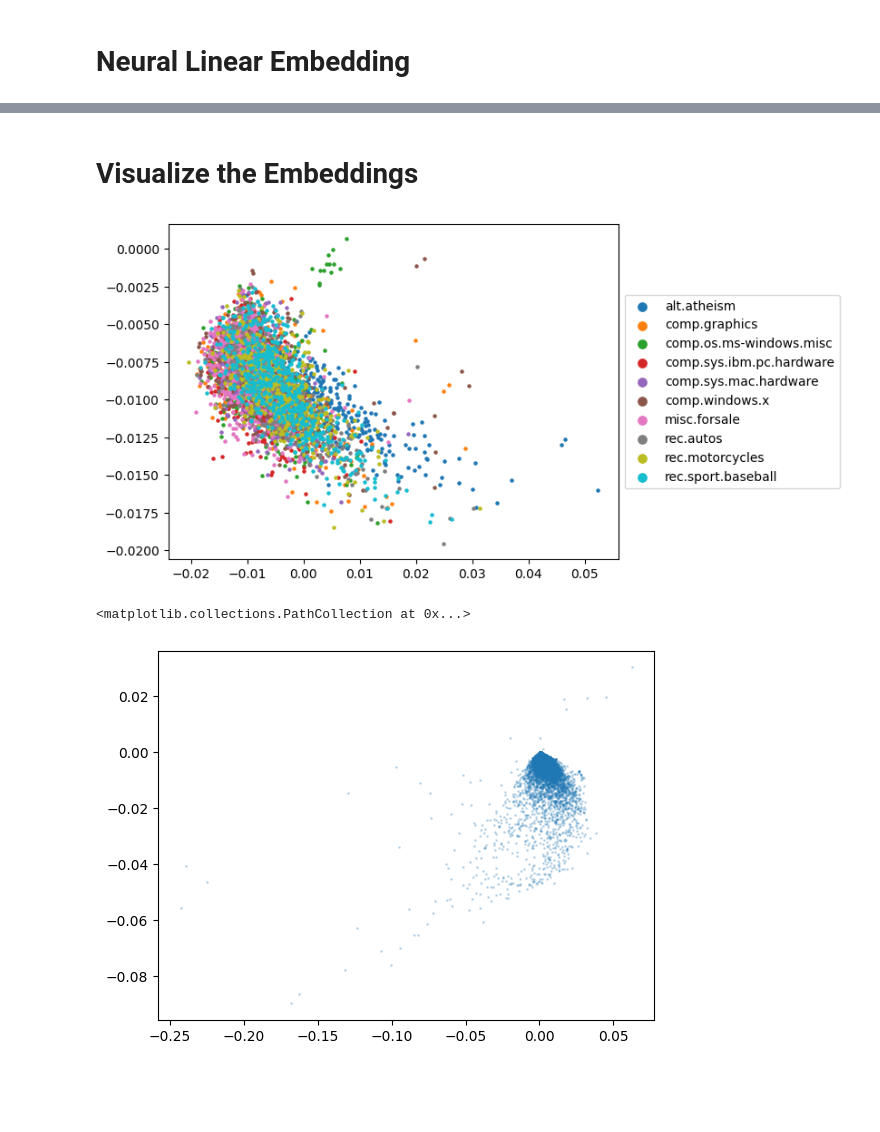
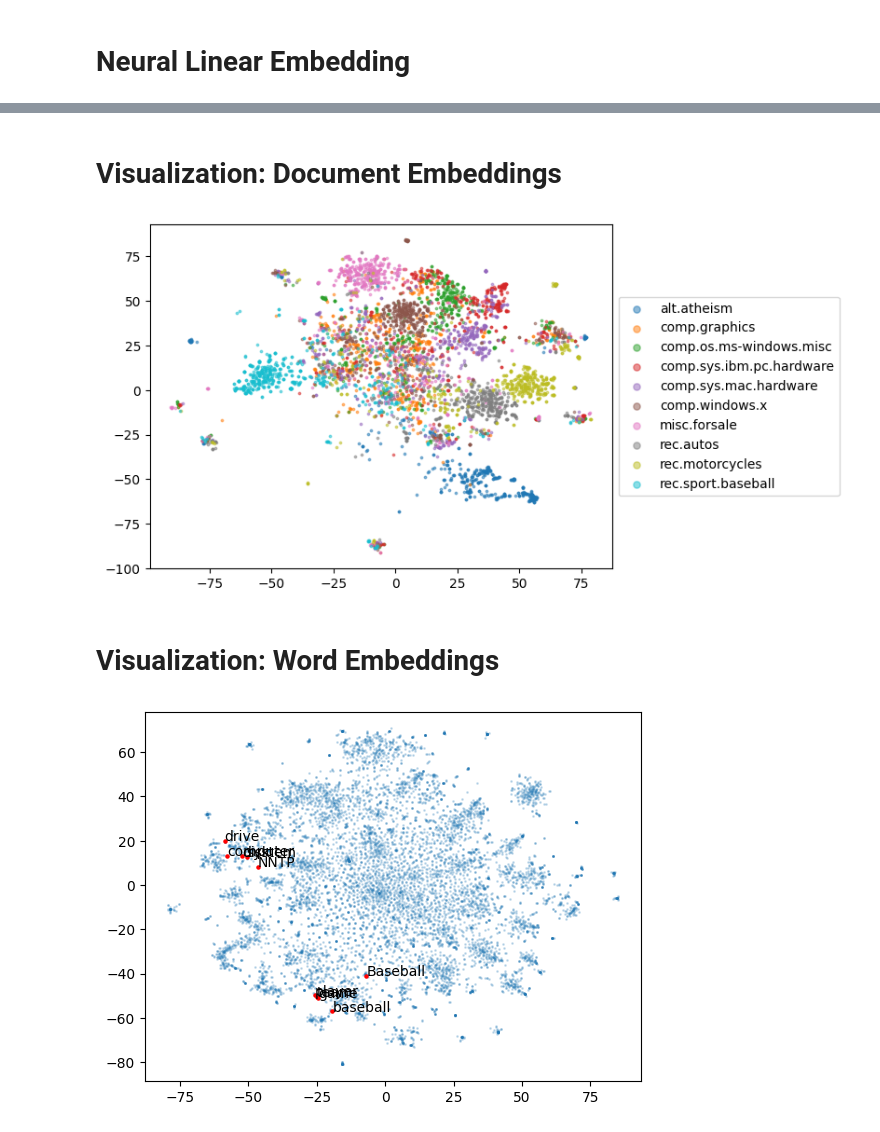
Before and after one commit to kzak/pynle, a Jupyter notebook: notebooks/pynle_example.ipynb, the cells around one changed output, grey strips where cells are left out. Cells and saved outputs as stored; diff of their text form; code cells hidden in the pictures; blank space fills up the shorter version.

```diff
--- a/notebooks/pynle_example.ipynb
+++ b/notebooks/pynle_example.ipynb
@@ -51,7 +51,9 @@ n_batch_size = 1000
 # see: https://stackoverflow.com/questions/76292341/concurrent-futures-misbehaves-on-python-3-8-on-mac-os
 if sys.platform == "linux":
     for i in tqdm.trange(0, len(texts), n_batch_size):
-        with concurrent.futures.ProcessPoolExecutor(max_workers=os.cpu_count()) as executor:
+        with concurrent.futures.ProcessPoolExecutor(
+            max_workers=os.cpu_count()
+        ) as executor:
             lemmas = list(executor.map(get_lemmas, texts[i : i + n_batch_size]))
             raw_corpus += lemmas
 else:
@@ -80,7 +82,7 @@ for raw_doc in tqdm.tqdm(raw_corpus):
 
 from pynle import NeuralLinearEmbedding
 
-nle = NeuralLinearEmbedding(k=2)
-
+n_latent_dimension = 64
+nle = NeuralLinearEmbedding(k=n_latent_dimension)
 doc_embeddings, word_embeddings = nle.fit_transform(corpus)
 # %% [output]
@@ -89,14 +91,15 @@ doc_embeddings, word_embeddings = nle.fit_transform(corpus)
 # %% [markdown]
-# Visualize the Embeddings
+# Visualization: Document Embeddings
 # %%
-#
-# doc_embeddings
+D = TSNE(n_components=2).fit_transform(doc_embeddings)
 
 for i, label_name in enumerate(dataset["target_names"][:10]):
     _ix = labels == label_name
-    _D = doc_embeddings[_ix]
-    plt.scatter(_D[:, 0], _D[:, 1], s=5, label=label_name)
+    _D = D[_ix]
+    plt.scatter(_D[:, 0], _D[:, 1], s=3, label=label_name, alpha=0.5)
 
 legend = plt.legend(loc="center left", bbox_to_anchor=(1, 0.5), markerscale=3)
 # %% [output]
-[figure, old version]
+[figure, new version]
+# %% [markdown]
+# Visualization: Word Embeddings
@@ -103,9 +119,16 @@ legend = plt.legend(loc="center left", bbox_to_anchor=(1, 0.5), markerscale=3)
 # %%
-#
-# word_embeddings
+target_words = ["computer", "baseball"]
 
-W = word_embeddings
+W = TSNE(n_components=2).fit_transform(word_embeddings)
+
 plt.scatter(W[:, 0], W[:, 1], s=1, alpha=0.2)
+for i, target_word in enumerate(target_words):
+    similar_word_ids, similar_words = get_similar_words(
+        nle, target_word, word_embeddings, n_top=5
+    )
+    for word_id, word in zip(similar_word_ids, similar_words):
+        x, y = W[:, 0][word_id], W[:, 1][word_id]
+        plt.scatter(x, y, s=5, c="red")
+        plt.text(x, y, word)
 # %% [output]
-<matplotlib.collections.PathCollection at 0x...>
-[figure, old version]
+[figure, new version]
```
Also changed, not shown: parts of 5 cells of this notebook.
